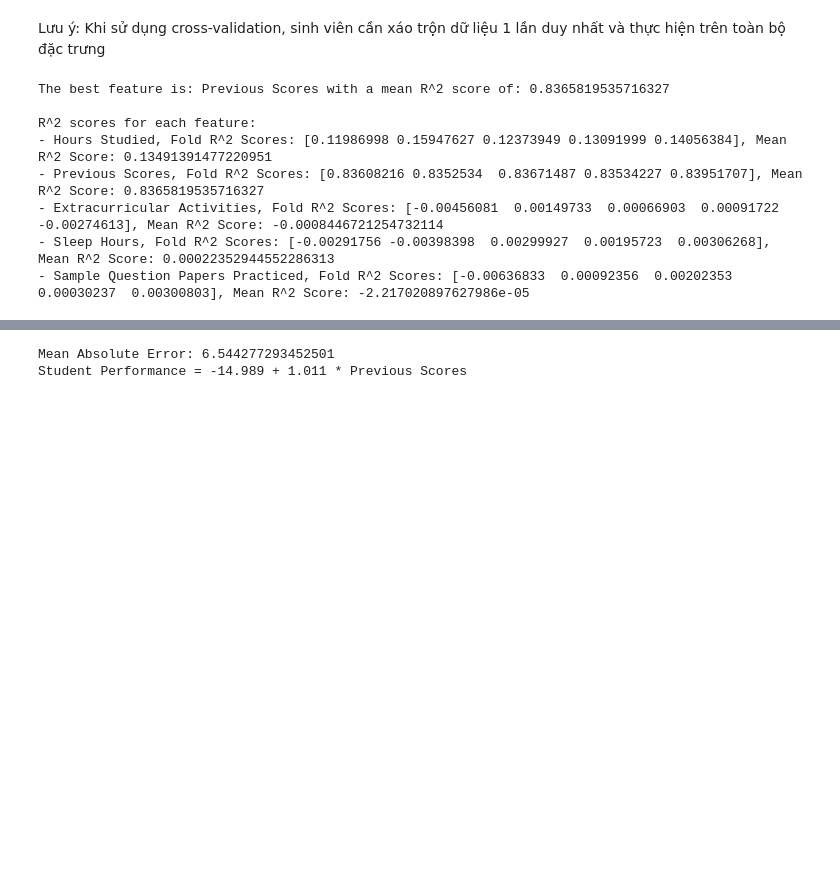
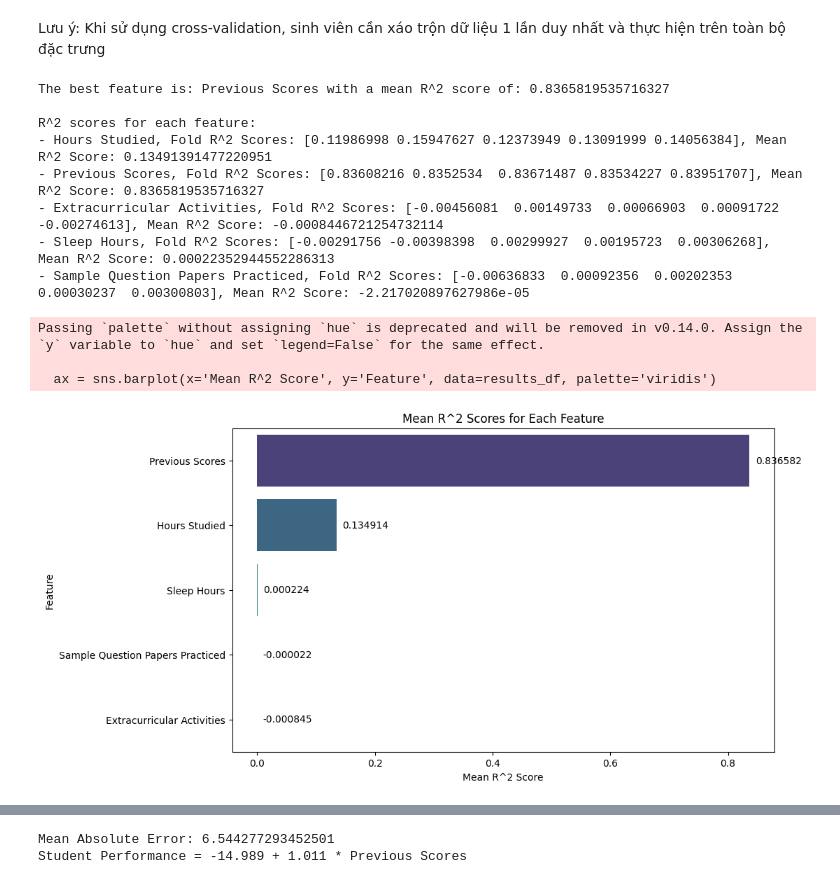
Before and after one commit to BAoD1nH/Math_Project_Linear-Regression, a Jupyter notebook: 22127027.ipynb, the cells around one changed output, grey strips where cells are left out. Saved outputs shown, nothing was run; the diff lists cells and outputs as text; code cells hidden in the pictures; blank space fills up the shorter version.

```diff
--- a/22127027.ipynb
+++ b/22127027.ipynb
@@ -56,7 +41,8 @@ Name: Performance Index, Length: 9000, dtype: float64
 # Cài đặt hàm
 # %%
 # Cài đặt các hàm cần thiết ở đây
-def plot_true_vs_predictions(y_true, y_pred):
+
+def plot_true_vs_predictions(y_true, y_pred): # Hàm vẽ biểu đồ phân tán giữa giá trị thực tế và giá trị dự đoán
     """
     Vẽ biểu đồ phân tán của giá trị thực tế và giá trị dự đoán.
 
@@ -71,7 +57,7 @@ def plot_true_vs_predictions(y_true, y_pred):
     plt.title('True Values vs Predictions')
     plt.show()
 
-def plot_regression_line(y_true, y_pred):
+def plot_regression_line(y_true, y_pred): # Hàm vẽ đường hồi quy giữa giá trị thực tế và giá trị dự đoán
     """
     Vẽ đường hồi quy giữa giá trị thực tế và giá trị dự đoán.
 
@@ -86,7 +72,7 @@ def plot_regression_line(y_true, y_pred):
     plt.title('Regression Line for True Values vs Predictions')
     plt.show()
 
-def printMAE(y_true, y_pred):
+def printMAE(y_true, y_pred): # Hàm in ra giá trị Mean Absolute Error
     """
     Đánh giá mô hình bằng cách tính toán Mean Absolute Error (MAE).
 
@@ -100,7 +86,7 @@ def printMAE(y_true, y_pred):
     mae = mean_absolute_error(y_true, y_pred)
     print(f"Mean Absolute Error: {mae:.3f}")
 
-def create_regression_formula(intercept, coefficients, features):
+def create_regression_formula(intercept, coefficients, features): # Hàm tạo công thức hồi quy từ hệ số chệch, các hệ số hồi quy và các đặc trưng
     """
     Tạo công thức hồi quy từ hệ số chệch, các hệ số hồi quy và các đặc trưng.
 
@@ -119,6 +105,39 @@ def create_regression_formula(intercept, coefficients, features):
     formula += " ".join([f"+ {coeff} * {feature}" for coeff, feature in zip(coefficients, features) if coeff != 0])
 
     return formula
+
+def plot_mean_r2_scores(results): # Hàm vẽ biểu đồ trực quan hóa Mean R^2 Scores cho từng đặc trưng
+    """
+    Trực quan hóa Mean R^2 Scores cho từng đặc trưng.
+
+    Parameters:
+    results (dict): Từ điển với tên đặc trưng là key và Mean R^2 Score là giá trị.
+
+    Returns:
+    None
+    """
+    # Tạo một DataFrame để lưu trữ kết quả
+    results_df = pd.DataFrame({
+        'Feature': list(results.keys()),
+        'Mean R^2 Score': list(results.values())
+    })
+
+    # Sắp xếp theo Mean R^2 Score
+    results_df = results_df.sort_values(by='Mean R^2 Score', ascending=False)
+
+    # Vẽ biểu đồ cột
+    plt.figure(figsize=(10, 6))
+    ax = sns.barplot(x='Mean R^2 Score', y='Feature', data=results_df, palette='viridis')
+
+    # Thêm giá trị vào từng cột
+    for p in ax.patches:
+        ax.annotate(f'{p.get_width():.6f}', (p.get_width() + 0.01, p.get_y() + p.get_height() / 2),
+                    ha='left', va='center', fontsize=10, color='black')
+
+    plt.xlabel('Mean R^2 Score')
+    plt.ylabel('Feature')
+    plt.title('Mean R^2 Scores for Each Feature')
+    plt.show()
 # %% [markdown]
 *Chú thích: Cần có docstrings cho các hàm.*
 # %% [markdown]
@@ -271,33 +290,40 @@ for feature in features:
     # Tính R^2 score sử dụng cross_val_score
     scores = cross_val_score(model, X, y, cv=kf, scoring='r2')
 
     # Lưu lại kết quả trung bình
     results[feature] = np.mean(scores)
 
 print()
 
 #In ra đặc trưng tốt nhất
 best_feature = max(results, key=results.get)
 print(f"The best feature is: {best_feature} with a mean R^2 score of: {results[best_feature]}")
 
 print()
 print("R^2 scores for each feature:")
 for feature in features:
     X = train[[feature]]
     y = train[target]
 
     #In ra kết quả R^2 score của từng fold
     scores = cross_val_score(model, X, y, cv=kf, scoring='r2')
     print(f"- {feature}, Fold R^2 Scores: {scores}, Mean R^2 Score: {np.mean(scores)}")
+
+#Trực quan hoá kết quả
+plot_mean_r2_scores(results)
 # %% [output]
 The best feature is: Previous Scores with a mean R^2 score of: 0.8365819535716327
 
 R^2 scores for each feature:
 - Hours Studied, Fold R^2 Scores: [0.11986998 0.15947627 0.12373949 0.13091999 0.14056384], Mean R^2 Score: 0.13491391477220951
 - Previous Scores, Fold R^2 Scores: [0.83608216 0.8352534  0.83671487 0.83534227 0.83951707], Mean R^2 Score: 0.8365819535716327
 - Extracurricular Activities, Fold R^2 Scores: [-0.00456081  0.00149733  0.00066903  0.00091722 -0.00274613], Mean R^2 Score: -0.0008446721254732114
 - Sleep Hours, Fold R^2 Scores: [-0.00291756 -0.00398398  0.00299927  0.00195723  0.00306268], Mean R^2 Score: 0.00022352944552286313
 - Sample Question Papers Practiced, Fold R^2 Scores: [-0.00636833  0.00092356  0.00202353  0.00030237  0.00300803], Mean R^2 Score: -2.217020897627986e-05
+Passing `palette` without assigning `hue` is deprecated and will be removed in v0.14.0. Assign the `y` variable to `hue` and set `legend=False` for the same effect.
+
+  ax = sns.barplot(x='Mean R^2 Score', y='Feature', data=results_df, palette='viridis')
+[figure, added]
 # %%
 # Huấn luyện lại mô hình best_feature_model với đặc trưng tốt nhất trên toàn bộ tập huấn luyện
 best_feature_model = LinearRegression()
```
Also changed, not shown: parts of 6 cells of this notebook, 1 other file.
